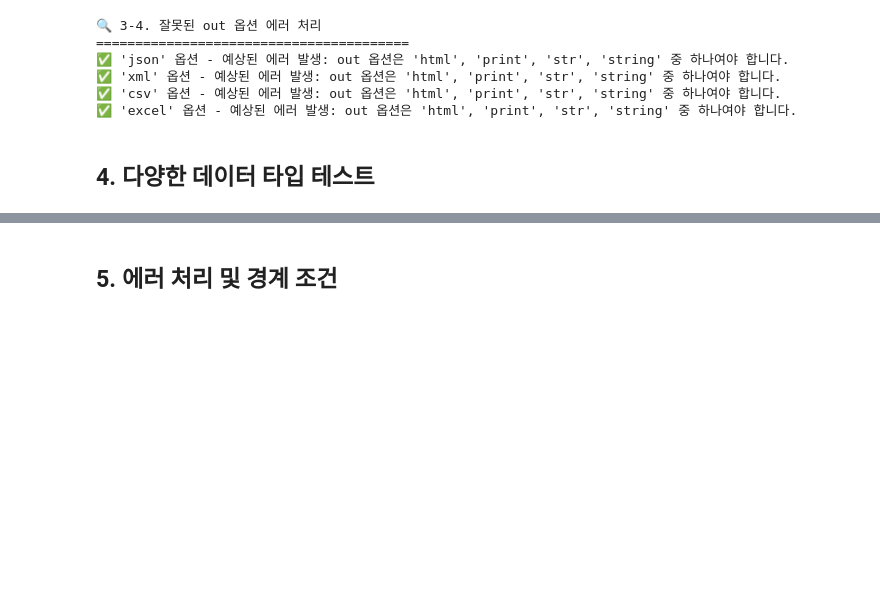
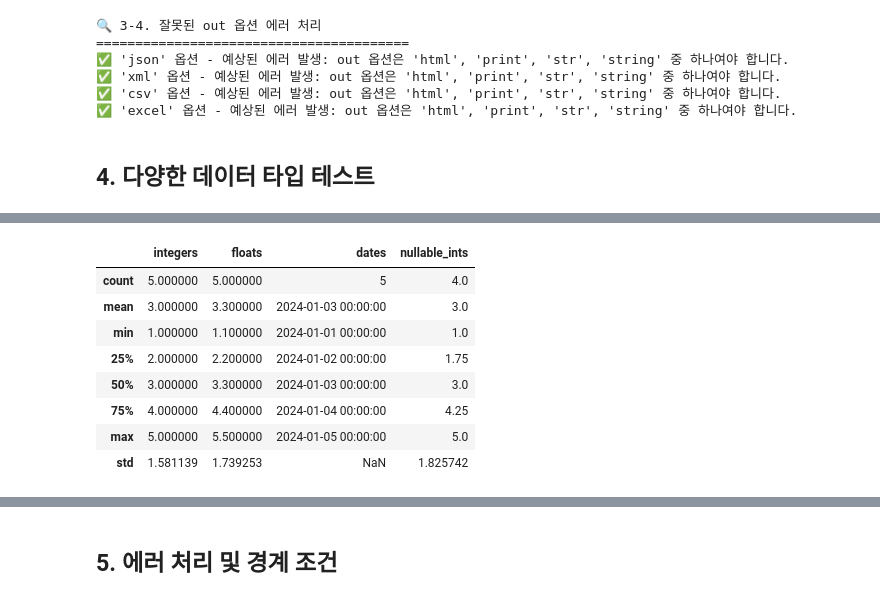
Before and after one commit to c0z0c/jupyter_hangul, a Jupyter notebook: example_usage.ipynb, the cells around one changed output, grey strips where cells are left out. Saved outputs shown, nothing was run; the diff lists cells and outputs as text; code cells hidden in the pictures; blank space fills up the shorter version.

```diff
--- a/example_usage.ipynb
+++ b/example_usage.ipynb
@@ -293,6 +293,10 @@ mixed_df.set_head_att({
 
 print("▶️ 다양한 데이터 타입:")
 mixed_df.head_att(3)
+print()
+mixed_df.describe().head_att(20)
+print()
+mixed_df.describe()
 # %% [output]
 🔍 4-2. 다양한 데이터 타입
 ========================================
@@ -304,0 +320,9 @@ mixed_df.head_att(3)
+|  | integers | floats | dates | nullable_ints |
+| count | 5.000000 | 5.000000 | 5 | 4.0 |
+| mean | 3.000000 | 3.300000 | 2024-01-03 00:00:00 | 3.0 |
+| min | 1.000000 | 1.100000 | 2024-01-01 00:00:00 | 1.0 |
+| 25% | 2.000000 | 2.200000 | 2024-01-02 00:00:00 | 1.75 |
+| 50% | 3.000000 | 3.300000 | 2024-01-03 00:00:00 | 3.0 |
+| 75% | 4.000000 | 4.400000 | 2024-01-04 00:00:00 | 4.25 |
+| max | 5.000000 | 5.500000 | 2024-01-05 00:00:00 | 5.0 |
+| std | 1.581139 | 1.739253 | NaN | 1.825742 |
```
Also changed, not shown: parts of 21 cells of this notebook, 2 other files.
